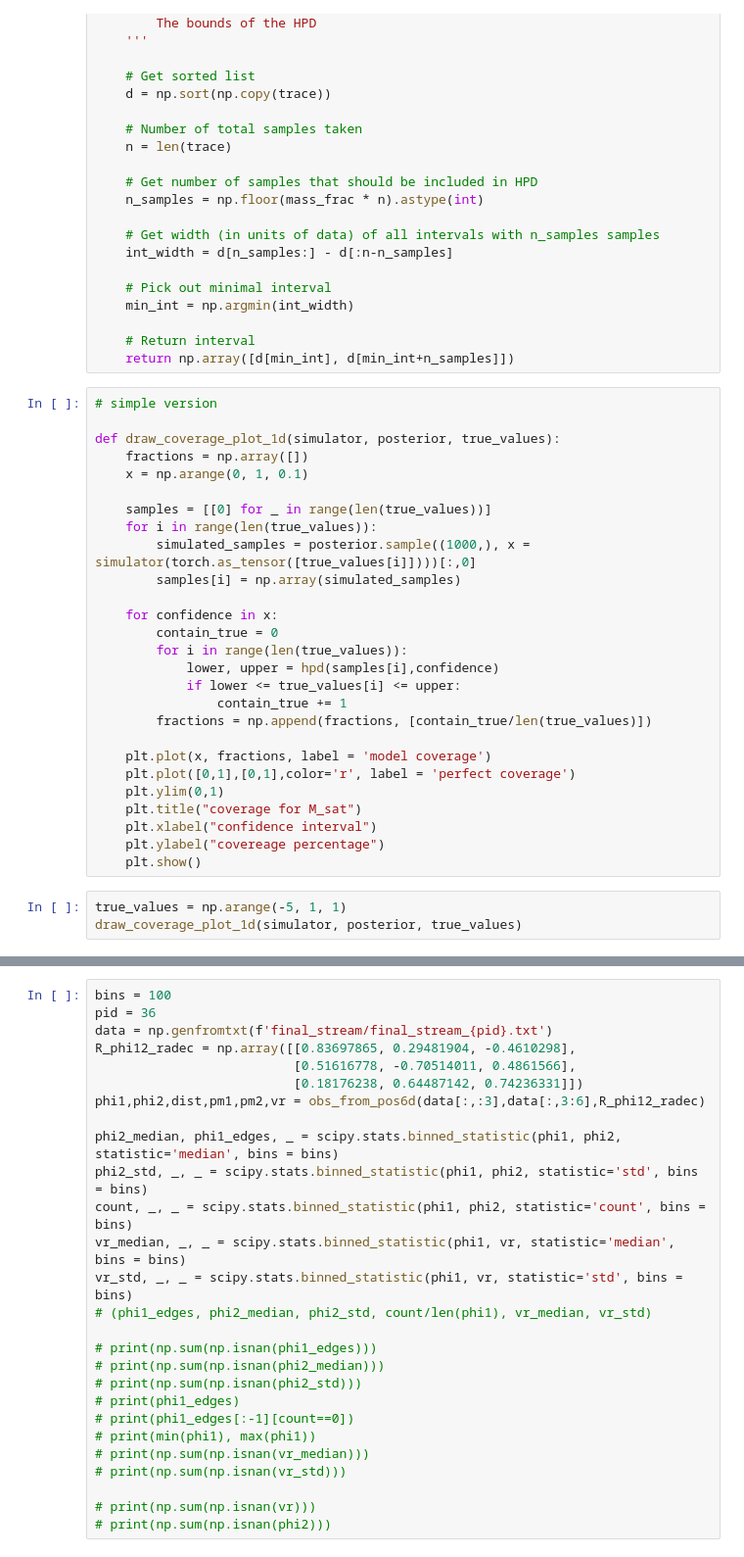
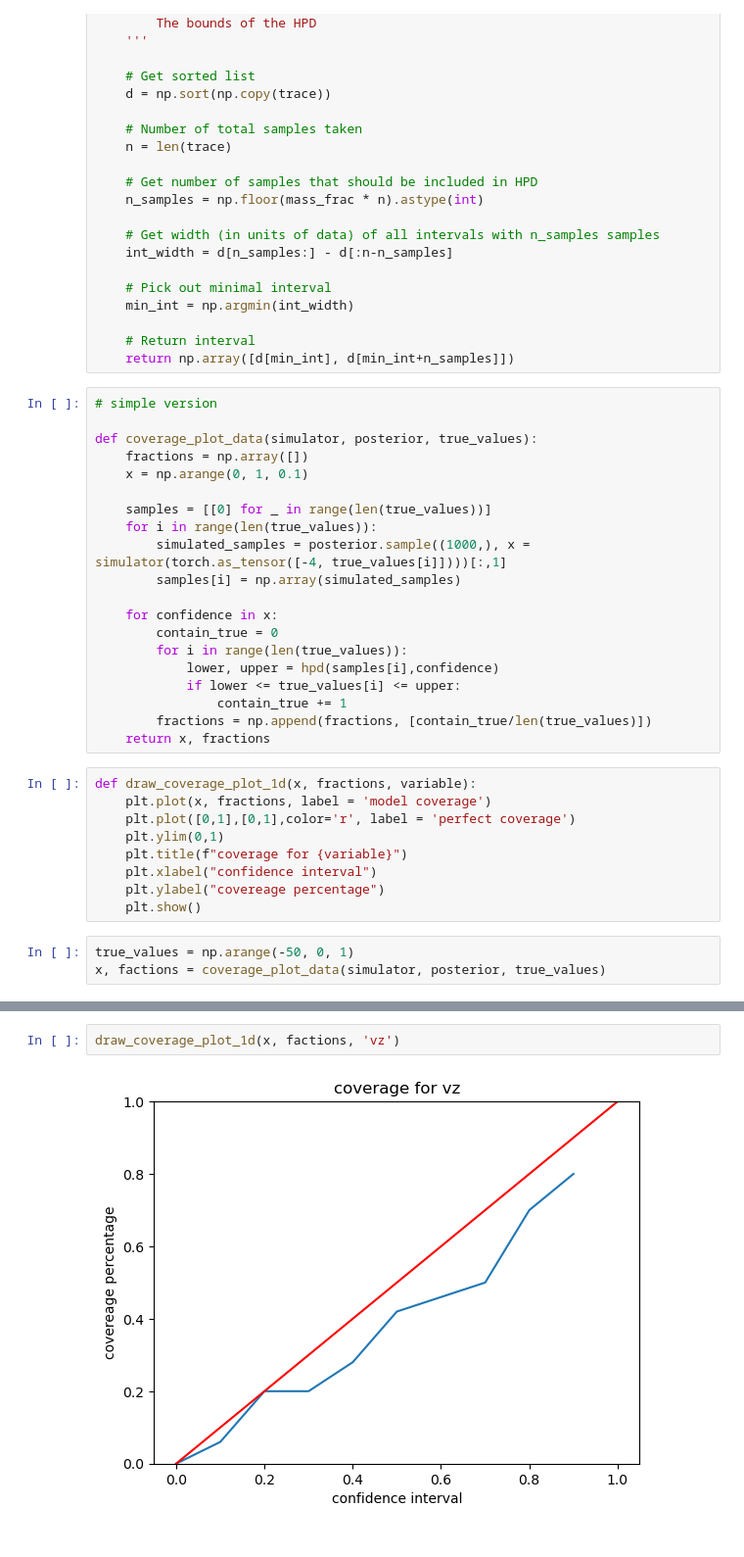
Before and after one commit to RutongPei/SBI-streameeeee, a Jupyter notebook: sims/sbi_with_stream_simulator.ipynb, the cells around one changed output, grey strips where cells are left out. Shown at 98% size. Saved outputs shown, nothing was run; the diff lists cells and outputs as text.

```diff
--- a/sims/sbi_with_stream_simulator.ipynb
+++ b/sims/sbi_with_stream_simulator.ipynb
@@ -419,13 +429,13 @@ def hpd(trace, mass_frac):
 # %%
 # simple version
 
-def draw_coverage_plot_1d(simulator, posterior, true_values):
+def coverage_plot_data(simulator, posterior, true_values):
     fractions = np.array([])
     x = np.arange(0, 1, 0.1)
 
     samples = [[0] for _ in range(len(true_values))]
     for i in range(len(true_values)):
-        simulated_samples = posterior.sample((1000,), x = simulator(torch.as_tensor([true_values[i]])))[:,0]
+        simulated_samples = posterior.sample((1000,), x = simulator(torch.as_tensor([-4, true_values[i]])))[:,1]
         samples[i] = np.array(simulated_samples)
 
     for confidence in x:
@@ -435,15 +445,17 @@ def draw_coverage_plot_1d(simulator, posterior, true_values):
             if lower <= true_values[i] <= upper:
                 contain_true += 1
         fractions = np.append(fractions, [contain_true/len(true_values)])
-
-    plt.plot(x, fractions, label = 'model coverage')
-    plt.plot([0,1],[0,1],color='r', label = 'perfect coverage')
-    plt.ylim(0,1)
-    plt.title("coverage for M_sat")
-    plt.xlabel("confidence interval")
-    plt.ylabel("covereage percentage")
-    plt.show()
+    return x, fractions
+# %%
+def draw_coverage_plot_1d(x, fractions, variable):
+    plt.plot(x, fractions, label = 'model coverage')
+    plt.plot([0,1],[0,1],color='r', label = 'perfect coverage')
+    plt.ylim(0,1)
+    plt.title(f"coverage for {variable}")
+    plt.xlabel("confidence interval")
+    plt.ylabel("covereage percentage")
+    plt.show()
 # %%
-true_values = np.arange(-5, 1, 1)
-draw_coverage_plot_1d(simulator, posterior, true_values)
+true_values = np.arange(-50, 0, 1)
+x, factions = coverage_plot_data(simulator, posterior, true_values)
 # %% [output]
@@ -529,27 +619,4 @@ Sanity check : Initializing potential
-# %%
-bins = 100
-pid = 36
-data = np.genfromtxt(f'final_stream/final_stream_{pid}.txt')
-R_phi12_radec = np.array([[0.83697865, 0.29481904, -0.4610298],
-                          [0.51616778, -0.70514011, 0.4861566],
-                          [0.18176238, 0.64487142, 0.74236331]])
-phi1,phi2,dist,pm1,pm2,vr = obs_from_pos6d(data[:,:3],data[:,3:6],R_phi12_radec)
-
-phi2_median, phi1_edges, _ = scipy.stats.binned_statistic(phi1, phi2, statistic='median', bins = bins)
-phi2_std, _, _ = scipy.stats.binned_statistic(phi1, phi2, statistic='std', bins = bins)
-count, _, _ = scipy.stats.binned_statistic(phi1, phi2, statistic='count', bins = bins)
-vr_median, _, _ = scipy.stats.binned_statistic(phi1, vr, statistic='median', bins = bins)
-vr_std, _, _ = scipy.stats.binned_statistic(phi1, vr, statistic='std', bins = bins)
-# (phi1_edges, phi2_median, phi2_std, count/len(phi1), vr_median, vr_std)
-
-# print(np.sum(np.isnan(phi1_edges)))
-# print(np.sum(np.isnan(phi2_median)))
-# print(np.sum(np.isnan(phi2_std)))
-# print(phi1_edges)
-# print(phi1_edges[:-1][count==0])
-# print(min(phi1), max(phi1))
-# print(np.sum(np.isnan(vr_median)))
-# print(np.sum(np.isnan(vr_std)))
-
-# print(np.sum(np.isnan(vr)))
-# print(np.sum(np.isnan(phi2)))
+# %%
+draw_coverage_plot_1d(x, factions, 'vz')
+# %% [output]
+[figure, added]
```
Also changed, not shown: parts of 11 cells of this notebook.
